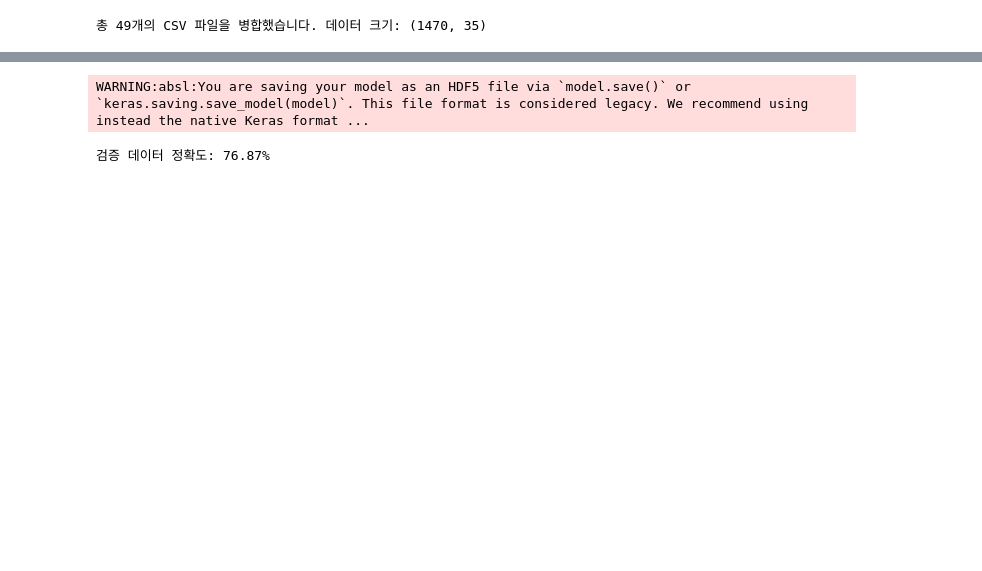
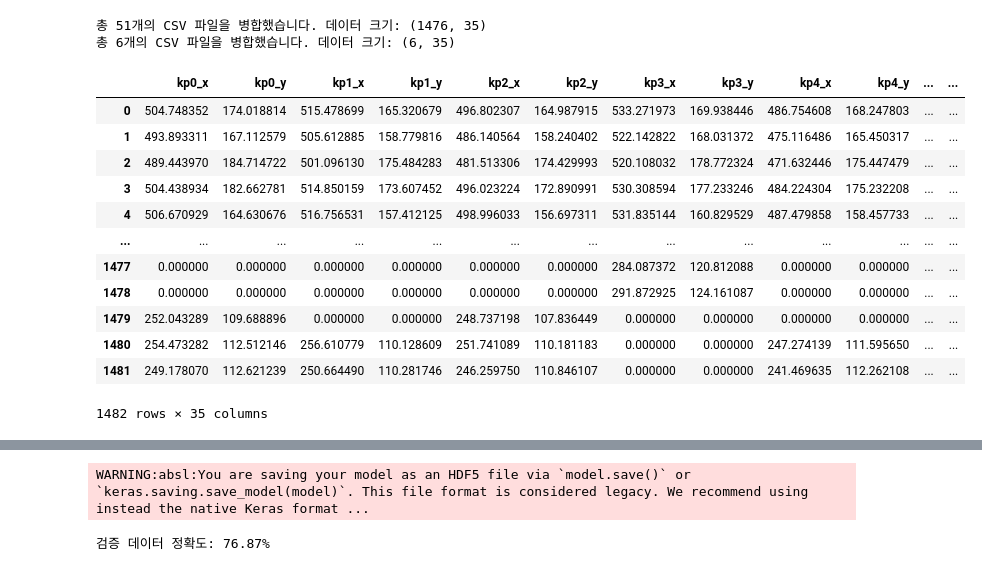
Before and after one commit to sinooo0/abnormal-action-recognition, a Jupyter notebook: 2-1. LSTM_Train.ipynb, the cells around one changed output, grey strips where cells are left out. Drawn from its saved outputs; the diff is of its cells as text; code cells hidden in the pictures; blank space fills up the shorter version.

```diff
--- a/2-1. LSTM_Train.ipynb
+++ b/2-1. LSTM_Train.ipynb
@@ -8,11 +9,8 @@ from tensorflow.keras.utils import to_categorical
 from keras.callbacks import EarlyStopping
 from sklearn.model_selection import train_test_split
 # %%
-import os
-import pandas as pd
-
-# LSTM_Data 폴더의 모든 CSV 파일 병합
-def load_csvs_to_dataframe(folder_path):
+# LSTM_Live 폴더의 모든 CSV 파일 병합
+def LSTM_Live_Merge(folder_path):
     """
     폴더 및 하위 폴더에 있는 모든 CSV 파일을 로드하여 하나의 DataFrame으로 병합합니다.
 
@@ -30,19 +28,8 @@ def load_csvs_to_dataframe(folder_path):
             if file.endswith('.csv'):
                 csv_path = os.path.join(root, file)
 
-                # 클래스 번호 추출 (상위 폴더 이름에서)
-                class_folder = os.path.basename(os.path.dirname(csv_path))
-                try:
-                    action_class = int(class_folder)
-                except ValueError:
-                    print(f"경고: {csv_path}의 상위 폴더 '{class_folder}'는 유효한 클래스가 아닙니다. 건너뜁니다.")
-                    continue
-
-                # CSV 불러오기 및 클래스 열 추가
+                # CSV 불러오기
                 df = pd.read_csv(csv_path)
-                if 'action_class' not in df.columns:
-                    df['action_class'] = action_class  # 없으면 클래스 열 추가
-
                 csv_files.append(df)
 
     # 모든 CSV 파일 병합
@@ -71,12 +101,32 @@ def reshape_to_sequences(data, labels, seq_length):
         sequences.append(data[i:i + seq_length])
         sequence_labels.append(labels[i + seq_length - 1])  # 시퀀스의 마지막 레이블 사용
     return np.array(sequences), np.array(sequence_labels)
-# %%
-# 데이터 불러오기 및 병합
-folder_path = './LSTM_Data'  # 데이터 폴더 경로
-df = load_csvs_to_dataframe(folder_path)
-# %% [output]
-총 49개의 CSV 파일을 병합했습니다. 데이터 크기: (1470, 35)
+# %%
+# 데이터 불러오기 및 병합
+folder_path = './Data'  # 데이터 폴더 경로
+df_live = LSTM_Live_Merge(folder_path + '/LSTM_Live') # LSTM_Live 폴더 병합
+df_capture = LSTM_Capture_Merge(folder_path + '/LSTM_Capture', sequence=3) # LSTM_Capture 폴더 병합
+df= pd.concat([df_live, df_capture], ignore_index=True) # 전체 폴더 병합
+# %% [output]
+총 51개의 CSV 파일을 병합했습니다. 데이터 크기: (1476, 35)
+총 6개의 CSV 파일을 병합했습니다. 데이터 크기: (6, 35)
+# %%
+# 데이터프레임 확인
+df
+# %% [output]
+|  | kp0_x | kp0_y | kp1_x | kp1_y | kp2_x | kp2_y | kp3_x | kp3_y | kp4_x | kp4_y | ... | ... |
+| 0 | 504.748352 | 174.018814 | 515.478699 | 165.320679 | 496.802307 | 164.987915 | 533.271973 | 169.938446 | 486.754608 | 168.247803 | ... | ... |
+| 1 | 493.893311 | 167.112579 | 505.612885 | 158.779816 | 486.140564 | 158.240402 | 522.142822 | 168.031372 | 475.116486 | 165.450317 | ... | ... |
+| 2 | 489.443970 | 184.714722 | 501.096130 | 175.484283 | 481.513306 | 174.429993 | 520.108032 | 178.772324 | 471.632446 | 175.447479 | ... | ... |
+| 3 | 504.438934 | 182.662781 | 514.850159 | 173.607452 | 496.023224 | 172.890991 | 530.308594 | 177.233246 | 484.224304 | 175.232208 | ... | ... |
+| 4 | 506.670929 | 164.630676 | 516.756531 | 157.412125 | 498.996033 | 156.697311 | 531.835144 | 160.829529 | 487.479858 | 158.457733 | ... | ... |
+| ... | ... | ... | ... | ... | ... | ... | ... | ... | ... | ... | ... | ... |
+| 1477 | 0.000000 | 0.000000 | 0.000000 | 0.000000 | 0.000000 | 0.000000 | 284.087372 | 120.812088 | 0.000000 | 0.000000 | ... | ... |
+| 1478 | 0.000000 | 0.000000 | 0.000000 | 0.000000 | 0.000000 | 0.000000 | 291.872925 | 124.161087 | 0.000000 | 0.000000 | ... | ... |
+| 1479 | 252.043289 | 109.688896 | 0.000000 | 0.000000 | 248.737198 | 107.836449 | 0.000000 | 0.000000 | 0.000000 | 0.000000 | ... | ... |
+| 1480 | 254.473282 | 112.512146 | 256.610779 | 110.128609 | 251.741089 | 110.181183 | 0.000000 | 0.000000 | 247.274139 | 111.595650 | ... | ... |
+| 1481 | 249.178070 | 112.621239 | 250.664490 | 110.281746 | 246.259750 | 110.846107 | 0.000000 | 0.000000 | 241.469635 | 112.262108 | ... | ... |
+1482 rows × 35 columns
 # %%
 # X, y 분리
 X = df.iloc[:, :-1].values # 키포인트
```
Also changed, not shown: parts of 4 cells of this notebook, 7 other files.
